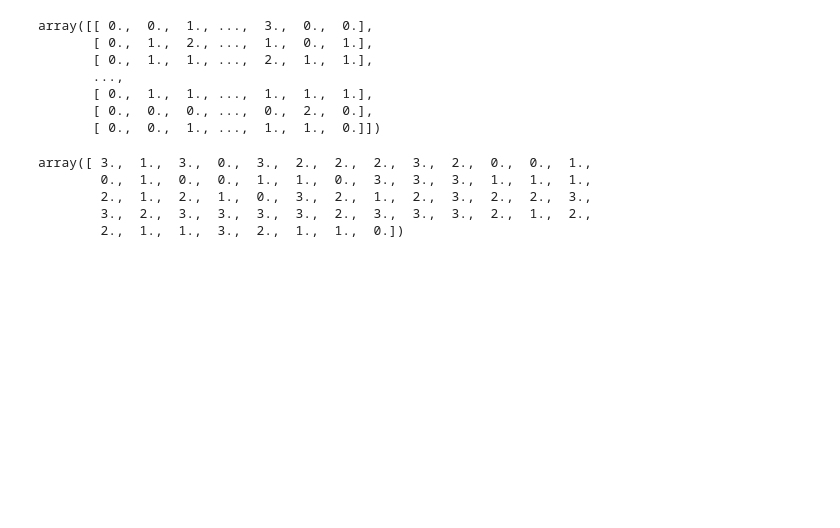
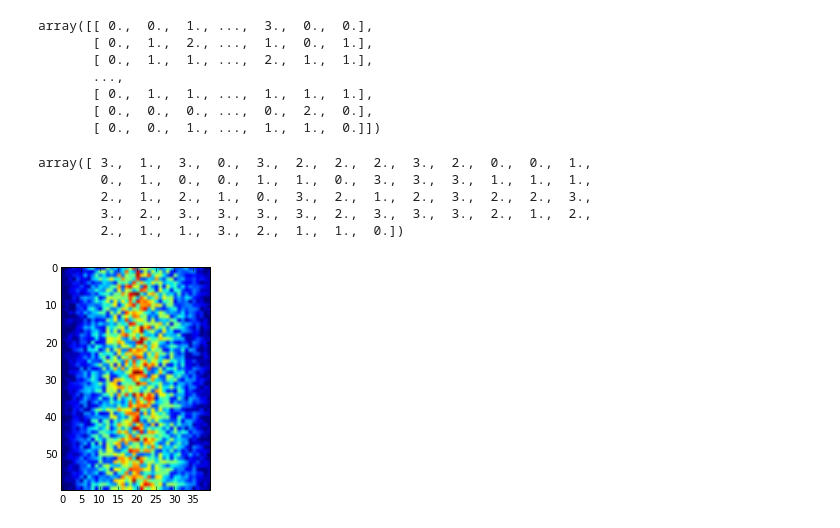
Before and after one commit to rdtarvin/swc_UCSF_python, a Jupyter notebook: RDT_notebook.ipynb, the cells around one changed output. Cells and saved outputs as stored; diff of their text form; code cells hidden in the pictures; blank space fills up the shorter version.

```diff
--- a/RDT_notebook.ipynb
+++ b/RDT_notebook.ipynb
@@ -256,3 +256,7 @@ array([ 3.,  1.,  3.,  0.,  3.,  2.,  2.,  2.,  3.,  2.,  0.,  0.,  1.,
 %matplotlib inline
 # %%
 import matplotlib.pyplot
+# %%
+image=matplotlib.pyplot.imshow(data)
+# %% [output]
+[figure, added]
```
Also changed, not shown: parts of 11 cells of this notebook.
